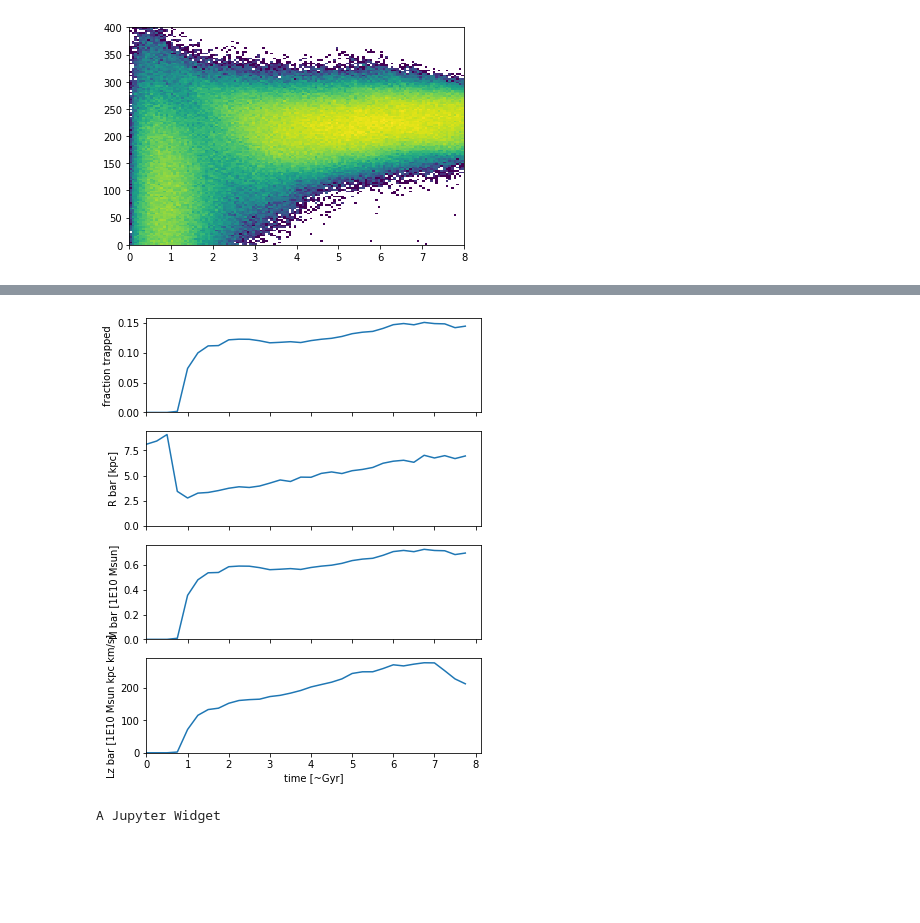
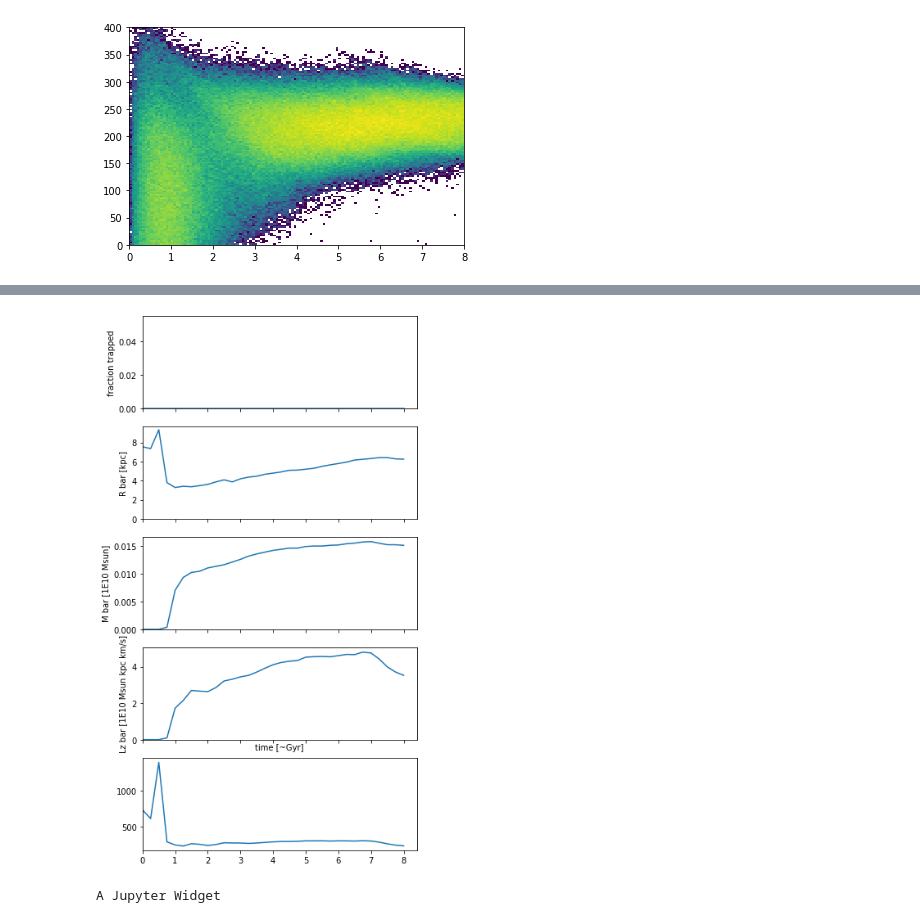
Before and after one commit to gusbeane/gasbar, a Jupyter notebook: notebooks/bar_orbits.ipynb, the cells around one changed output, grey strips where cells are left out. Saved outputs shown, nothing was run; the diff lists cells and outputs as text; code cells hidden in the pictures; blank space fills up the shorter version.

```diff
--- a/notebooks/bar_orbits.ipynb
+++ b/notebooks/bar_orbits.ipynb
@@ -143,0 +86,15 @@ plt.show()
+# %%
+name = 'Nbody-lvl4'
+
+basepath = '/n/home01/abeane/starbar/plots/bar_orbits/data/'
+prefix = basepath + 'bar_orbit_' + name
+
+fin = prefix+'/bar_orbit_'+name+'.' + str(0) + '.hdf5'
+h5in = h5.File(fin, mode='r')
+
+id_list = np.array(h5in['id_list']).astype(np.int)
+tlist = np.array(h5in['tlist'])
+h5in.close()
+# %%
+in_bar_out_Nbody4 = compute_in_bar('Nbody-lvl4', 24)
+in_bar_out_Nbody3 = compute_in_bar('Nbody-lvl3', 24)
@@ -189,23 +186,0 @@ plt.show()
-# %%
-idx_list = np.arange(0, 1600, 50)
-bar_prop_list = []
-for idx in tqdm(idx_list):
-    frac_trapped = len(np.where(in_bar[idx])[0])/len(in_bar[idx])
-
-    sn = read_snap(idx, 0, lvl='lvl4', parttype=[2])
-    pos_sorted = sn.part2.pos.value[np.argsort(sn.part2.id)]
-    vel_sorted = sn.part2.vel.value[np.argsort(sn.part2.id)]
-
-    pos_inbar = pos_sorted[in_bar[idx]]
-    vel_inbar = vel_sorted[in_bar[idx]]
-
-    Mbar = sn.MassTable[2] * len(pos_inbar)
-    Lzbar = sn.MassTable[2] * np.sum(np.cross(pos_inbar, vel_inbar)[:,2])
-
-
-    R = np.linalg.norm(pos_inbar[:,:2], axis=1)
-    Rbar = np.percentile(R, 99)
-
-    bar_prop_list.append([sn.Time.value, frac_trapped, Rbar, Mbar, Lzbar])
-
-bar_prop_list = np.array(bar_prop_list)
@@ -213,0 +265,2 @@ A Jupyter Widget
+# %%
+bar_prop_Nbody3 = compute_bar_properties('Nbody-lvl3', 6E-6/8.0, in_bar_out_Nbody3, np.array([0., 0., 0.]))
@@ -214,19 +350,22 @@ A Jupyter Widget
 # %%
-fig, ax = plt.subplots(4, 1, figsize=(6, 8), sharex=True)
+fig, ax = plt.subplots(5, 1, figsize=(6, 12), sharex=True)
+
+bar_prop_list = bar_prop_Nbody3
 
 ax[0].plot(bar_prop_list[:,0], bar_prop_list[:,1])
 ax[1].plot(bar_prop_list[:,0], bar_prop_list[:,2])
 ax[2].plot(bar_prop_list[:,0], bar_prop_list[:,3])
 ax[3].plot(bar_prop_list[:,0], bar_prop_list[:,4])
+ax[4].plot(bar_prop_list[:,0], bar_prop_list[:,4]/bar_prop_list[:,3])
 
 ax[0].set(ylabel='fraction trapped', ylim=(0, None))
 ax[3].set(xlabel='time [~Gyr]', ylabel='Lz bar [1E10 Msun kpc km/s]', ylim=(0, None))
 ax[1].set(ylabel='R bar [kpc]', ylim=(0, None), xlim=(0, None))
 ax[2].set(ylabel='M bar [1E10 Msun]', ylim=(0, None))
 
 plt.show()
 # %% [output]
-[figure, old version]
+[figure, new version]
 # %%
 @njit
 def compute_apoapses(orbit):
```
Also changed, not shown: parts of 30 cells of this notebook, 3 other files.
